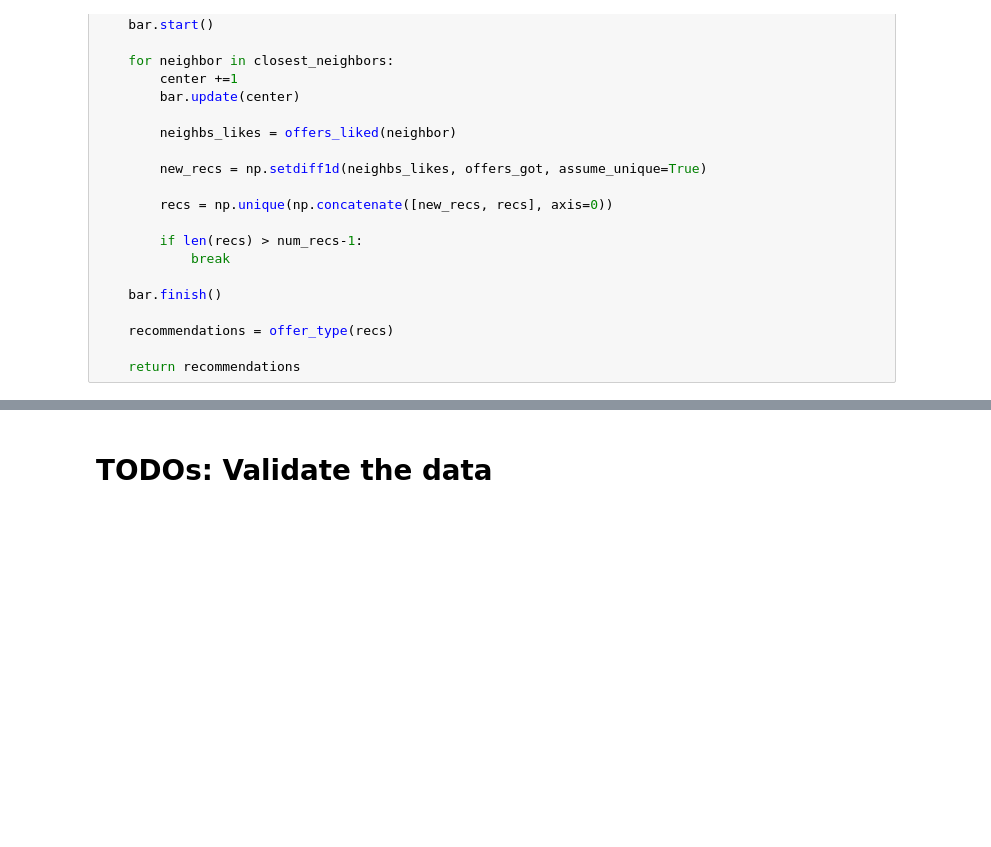
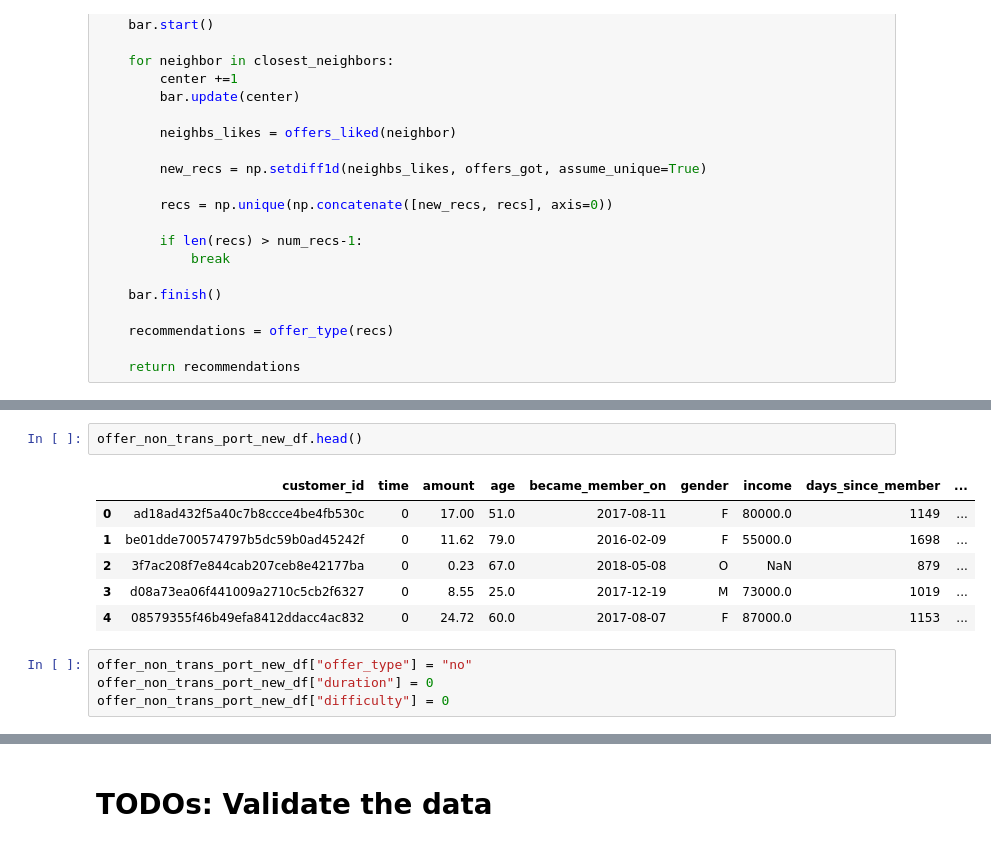
Before and after one commit to Mendy5/Udacity_Project_Capstone, a Jupyter notebook: Starbucks_Capstone_notebook.ipynb, the cells around one changed output, grey strips where cells are left out. Drawn from its saved outputs; the diff is of its cells as text; blank space fills up the shorter version.

```diff
--- a/Starbucks_Capstone_notebook.ipynb
+++ b/Starbucks_Capstone_notebook.ipynb
@@ -2764,0 +2794,13 @@ make_recommendations(customer_id_test)
+# %%
+offer_non_trans_port_new_df.head()
+# %% [output]
+|  | customer_id | time | amount | age | became_member_on | gender | income | days_since_member | ... |
+| 0 | ad18ad432f5a40c7b8ccce4be4fb530c | 0 | 17.00 | 51.0 | 2017-08-11 | F | 80000.0 | 1149 | ... |
+| 1 | be01dde700574797b5dc59b0ad45242f | 0 | 11.62 | 79.0 | 2016-02-09 | F | 55000.0 | 1698 | ... |
+| 2 | 3f7ac208f7e844cab207ceb8e42177ba | 0 | 0.23 | 67.0 | 2018-05-08 | O | NaN | 879 | ... |
+| 3 | d08a73ea06f441009a2710c5cb2f6327 | 0 | 8.55 | 25.0 | 2017-12-19 | M | 73000.0 | 1019 | ... |
+| 4 | 08579355f46b49efa8412ddacc4ac832 | 0 | 24.72 | 60.0 | 2017-08-07 | F | 87000.0 | 1153 | ... |
+# %%
+offer_non_trans_port_new_df["offer_type"] = "no"
+offer_non_trans_port_new_df["duration"] = 0
+offer_non_trans_port_new_df["difficulty"] = 0
```
Also changed, not shown: parts of 55 cells of this notebook.
